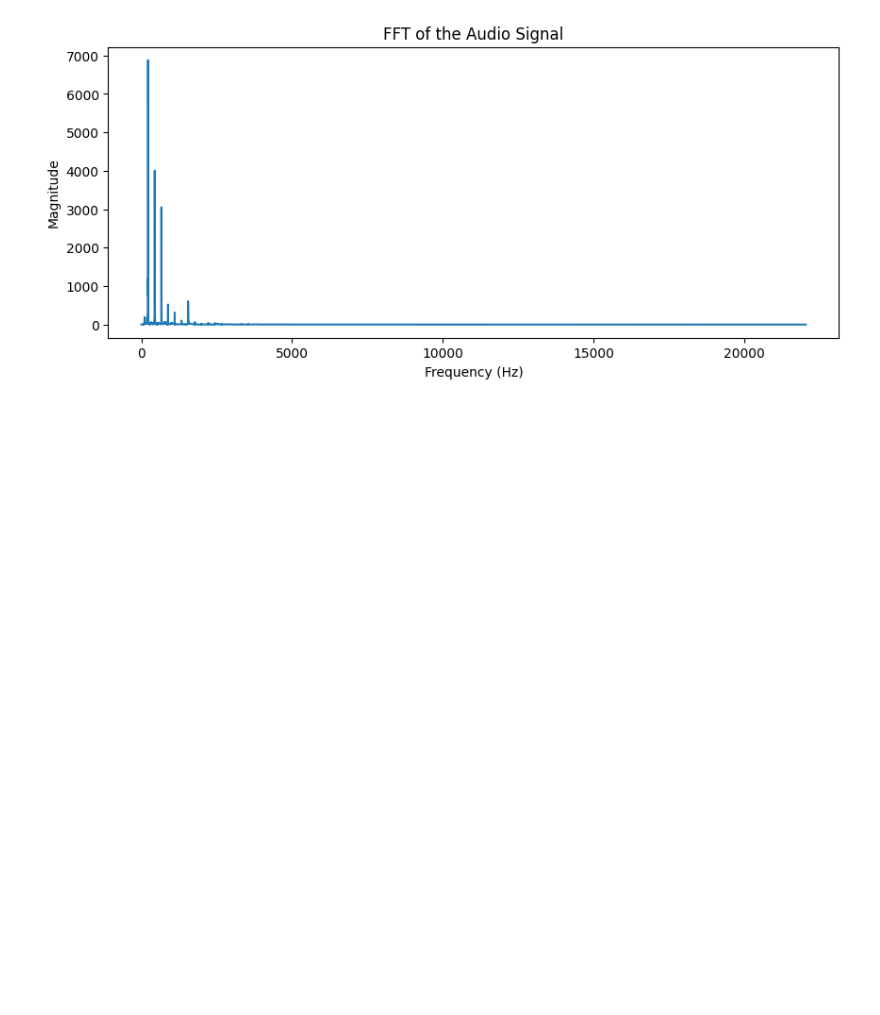
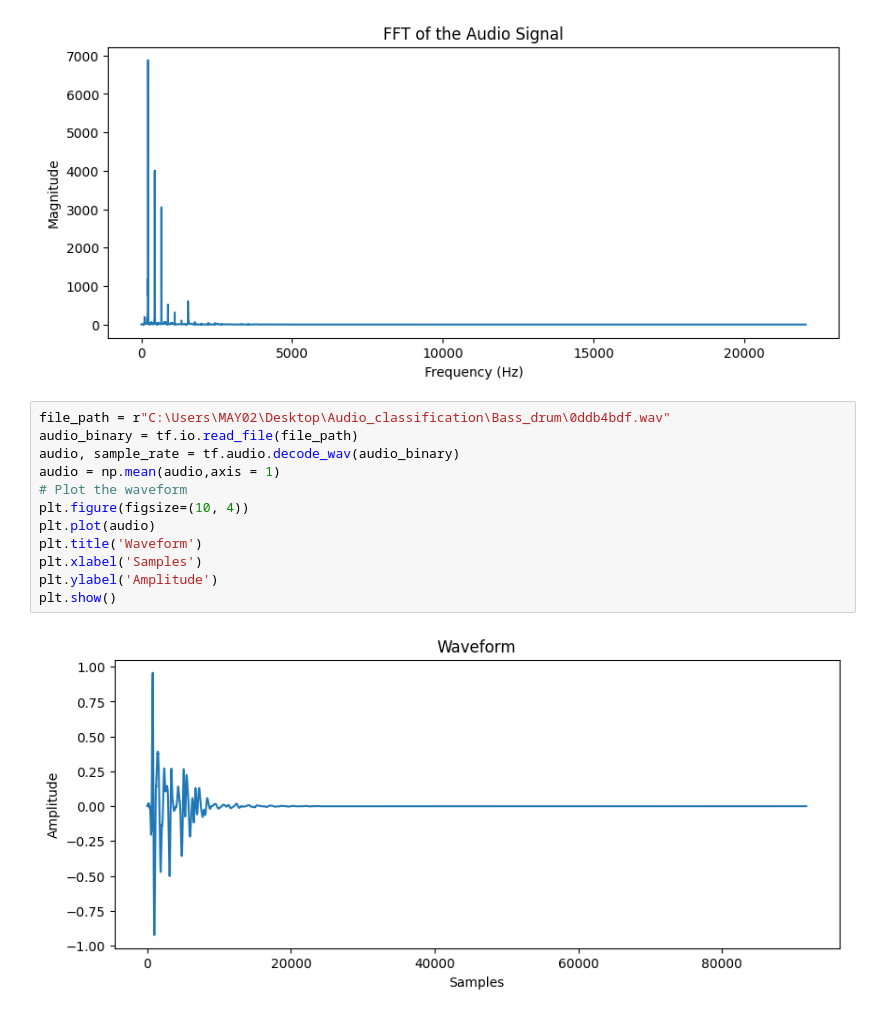
Before and after one commit to NgDucHieus/Audio_classification, a Jupyter notebook: Instrument.ipynb, the cells around one changed output. Cells and saved outputs as stored; diff of their text form; blank space fills up the shorter version.

```diff
--- a/Instrument.ipynb
+++ b/Instrument.ipynb
@@ -85,3 +87,17 @@ plt.ylabel('Magnitude')
 plt.show()
 # %% [output]
 [figure]
+# %%
+file_path = r"C:\Users\MAY02\Desktop\Audio_classification\Bass_drum\0ddb4bdf.wav"
+audio_binary = tf.io.read_file(file_path)
+audio, sample_rate = tf.audio.decode_wav(audio_binary)
+audio = np.mean(audio,axis = 1)
+# Plot the waveform
+plt.figure(figsize=(10, 4))
+plt.plot(audio)
+plt.title('Waveform')
+plt.xlabel('Samples')
+plt.ylabel('Amplitude')
+plt.show()
+# %% [output]
+[figure, added]
```
Also changed, not shown: parts of 16 cells of this notebook, 10 other files.
